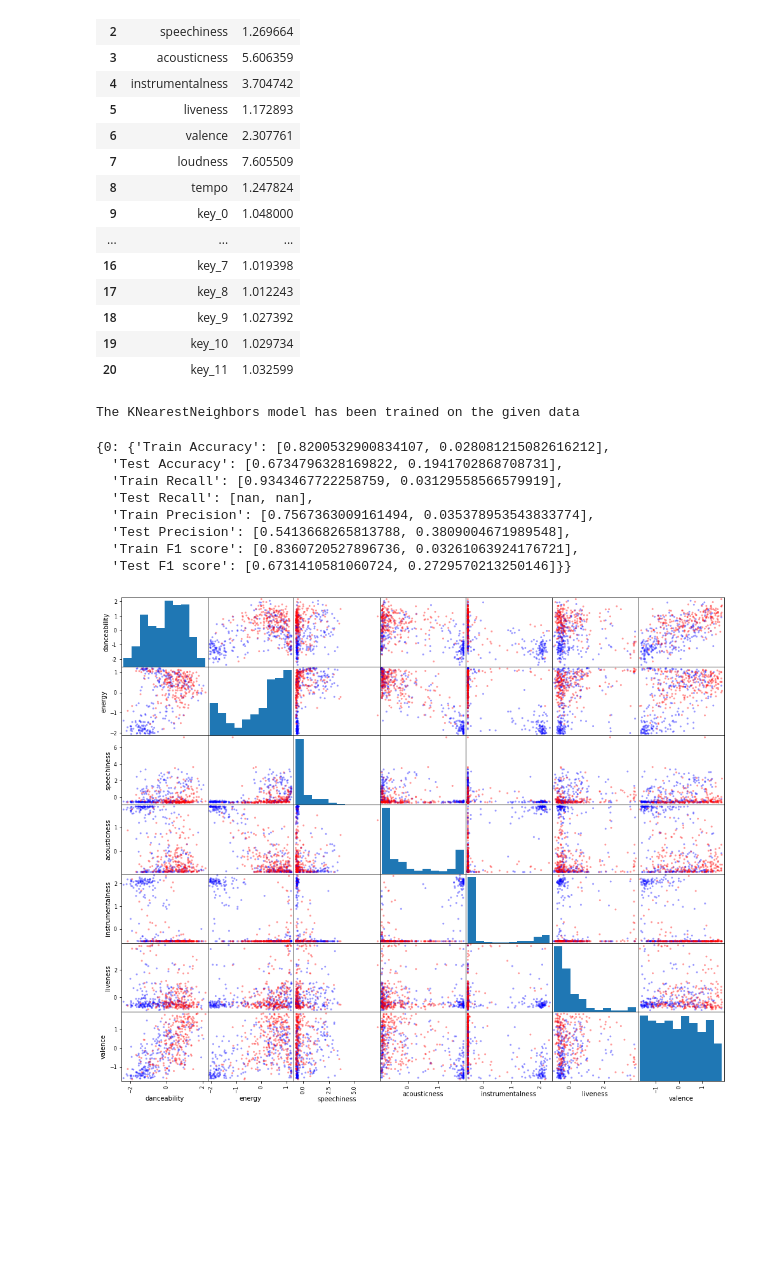
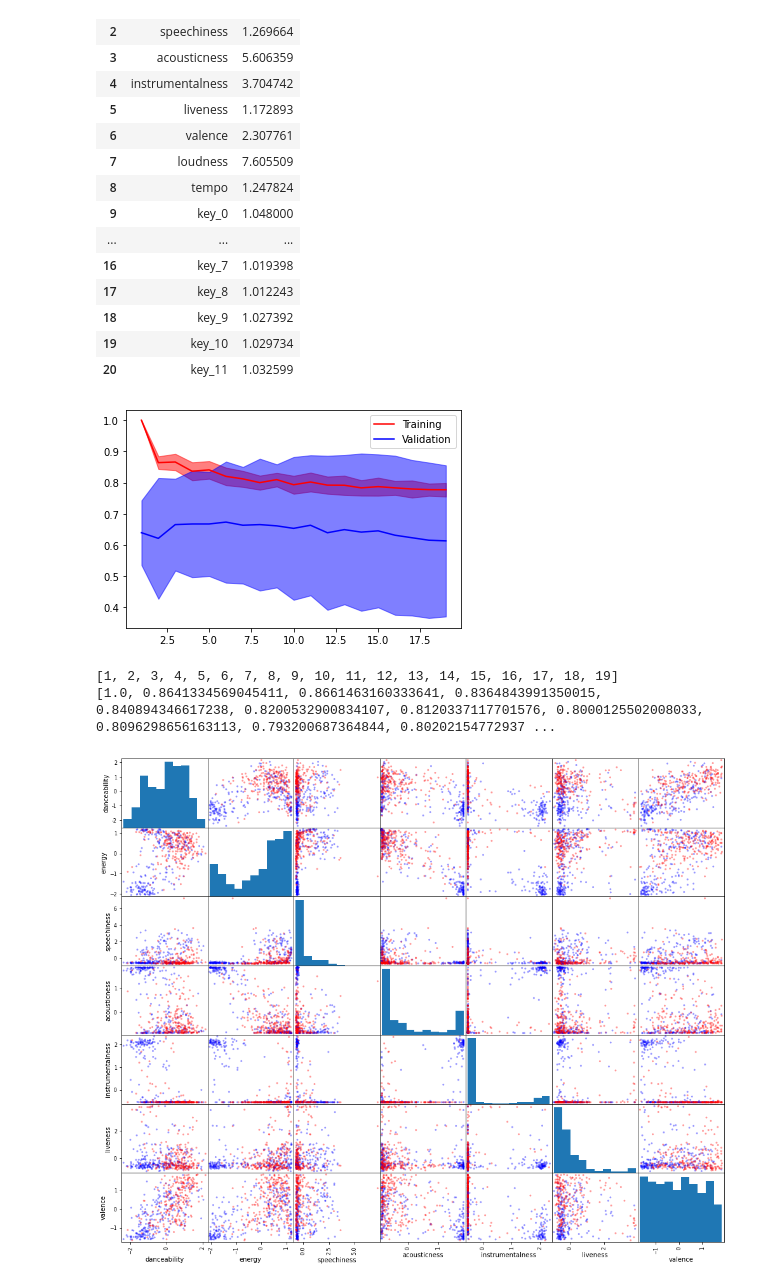
Before and after one commit to sergi-andreu/MMSL, a Jupyter notebook: Project.ipynb, the cells around one changed output. Cells and saved outputs as stored; diff of their text form; code cells hidden in the pictures; blank space fills up the shorter version.

Commit message:
knearest

```diff
--- a/Project.ipynb
+++ b/Project.ipynb
@@ -117,22 +117,53 @@ calc_vif(X_data)
 | 20 | key_11 | 1.032599 |
 # %%
 from learning_machine import KNearest
-
-knearest = KNearest(data, n_neighbors = 6)
-knearest.cross_validation()
-# %% [output]
-The KNearestNeighbors model has been trained on the given data
-# %%
-knearest.metrics
-# %% [output]
-{0: {'Train Accuracy': [0.8200532900834107, 0.028081215082616212],
-  'Test Accuracy': [0.6734796328169822, 0.1941702868708731],
-  'Train Recall': [0.9343467722258759, 0.03129558566579919],
-  'Test Recall': [nan, nan],
-  'Train Precision': [0.7567363009161494, 0.035378953543833774],
-  'Test Precision': [0.5413668265813788, 0.3809004671989548],
-  'Train F1 score': [0.8360720527896736, 0.03261063924176721],
-  'Test F1 score': [0.6731410581060724, 0.2729570213250146]}}
+# %%
+import matplotlib.pyplot as plt
+
+Ns = [i for i in range(1, 20)]
+
+train_acc = []
+test_acc = []
+
+knearest = KNearest(data)
+
+for n in Ns:
+    knearest._change_parameters(n)
+    knearest.cross_validation()
+
+N = []
+train_acc = []
+train_acc_err = []
+
+test_acc = []
+test_acc_err = []
+
+for i in range(knearest.run_cross_validation):
+    N.append(knearest.fitting_parameters[i]["n_neighbors"])
+    train_acc.append(knearest.metrics[i]["Train Accuracy"][0])
+    train_acc_err.append(knearest.metrics[i]["Train Accuracy"][1])
+    test_acc.append(knearest.metrics[i]["Test Accuracy"][0])
+    test_acc_err.append(knearest.metrics[i]["Test Accuracy"][1])
+
+
+plt.plot(N, train_acc , c="r", label="Training")
+plt.fill_between(N, np.array(train_acc) - np.array(train_acc_err),
+                 np.array(train_acc) + np.array(train_acc_err), color="r", alpha=0.5)
+plt.plot(N, test_acc, c="b", label="Validation")
+plt.fill_between(N, np.array(test_acc) - np.array(test_acc_err),
+                 np.array(test_acc) + np.array(test_acc_err), color="b", alpha=0.5)
+
+
+plt.legend()
+plt.show()
+# %% [output]
+[figure, added]
+# %%
+print(N)
+print(train_acc)
+# %% [output]
+[1, 2, 3, 4, 5, 6, 7, 8, 9, 10, 11, 12, 13, 14, 15, 16, 17, 18, 19]
+[1.0, 0.8641334569045411, 0.8661463160333641, 0.8364843991350015, 0.840894346617238, 0.8200532900834107, 0.8120337117701576, 0.8000125502008033, 0.8096298656163113, 0.793200687364844, 0.80202154772937 ...
 # %%
 from learning_machine import LDA
 # %%
```
Also changed, not shown: parts of 3 cells of this notebook, 1 other file.
